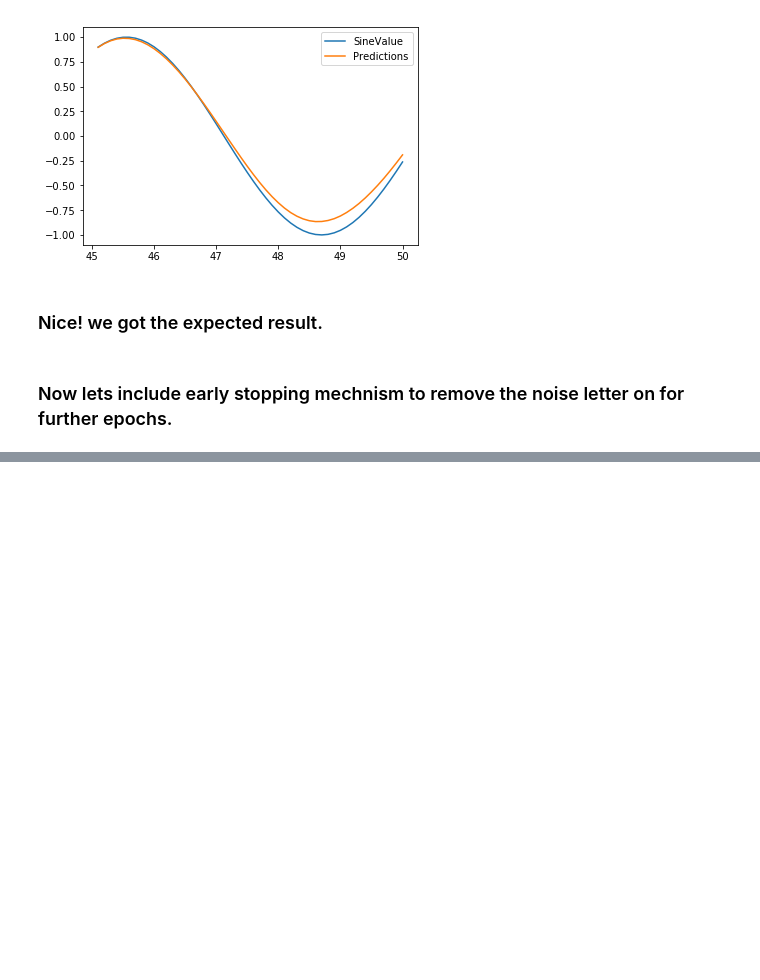
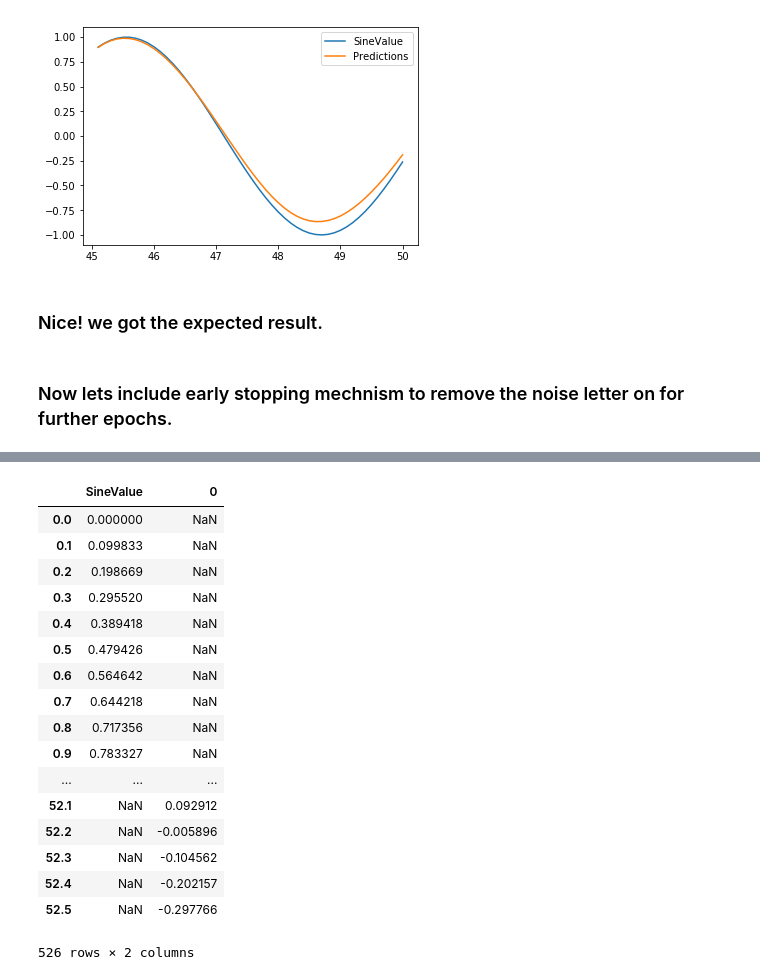
Before and after one commit to beingsantosh/Deep-Learning, a Jupyter notebook: Sine Wave forecasting ( RNN Tensorflow).ipynb, the cells around one changed output, grey strips where cells are left out. Drawn from its saved outputs; the diff is of its cells as text; code cells hidden in the pictures; blank space fills up the shorter version.

```diff
--- a/Sine Wave forecasting ( RNN Tensorflow).ipynb
+++ b/Sine Wave forecasting ( RNN Tensorflow).ipynb
@@ -236,0 +397,21 @@ early_stop = EarlyStopping( monitor = 'val_loss', patience=2)
+# %%
+pd.concat([df, df_forcast], axis = 0)
+# %% [output]
+|  | SineValue | 0 |
+| 0.0 | 0.000000 | NaN |
+| 0.1 | 0.099833 | NaN |
+| 0.2 | 0.198669 | NaN |
+| 0.3 | 0.295520 | NaN |
+| 0.4 | 0.389418 | NaN |
+| 0.5 | 0.479426 | NaN |
+| 0.6 | 0.564642 | NaN |
+| 0.7 | 0.644218 | NaN |
+| 0.8 | 0.717356 | NaN |
+| 0.9 | 0.783327 | NaN |
+| ... | ... | ... |
+| 52.1 | NaN | 0.092912 |
+| 52.2 | NaN | -0.005896 |
+| 52.3 | NaN | -0.104562 |
+| 52.4 | NaN | -0.202157 |
+| 52.5 | NaN | -0.297766 |
+526 rows × 2 columns
```
Also changed, not shown: parts of 24 cells of this notebook.
